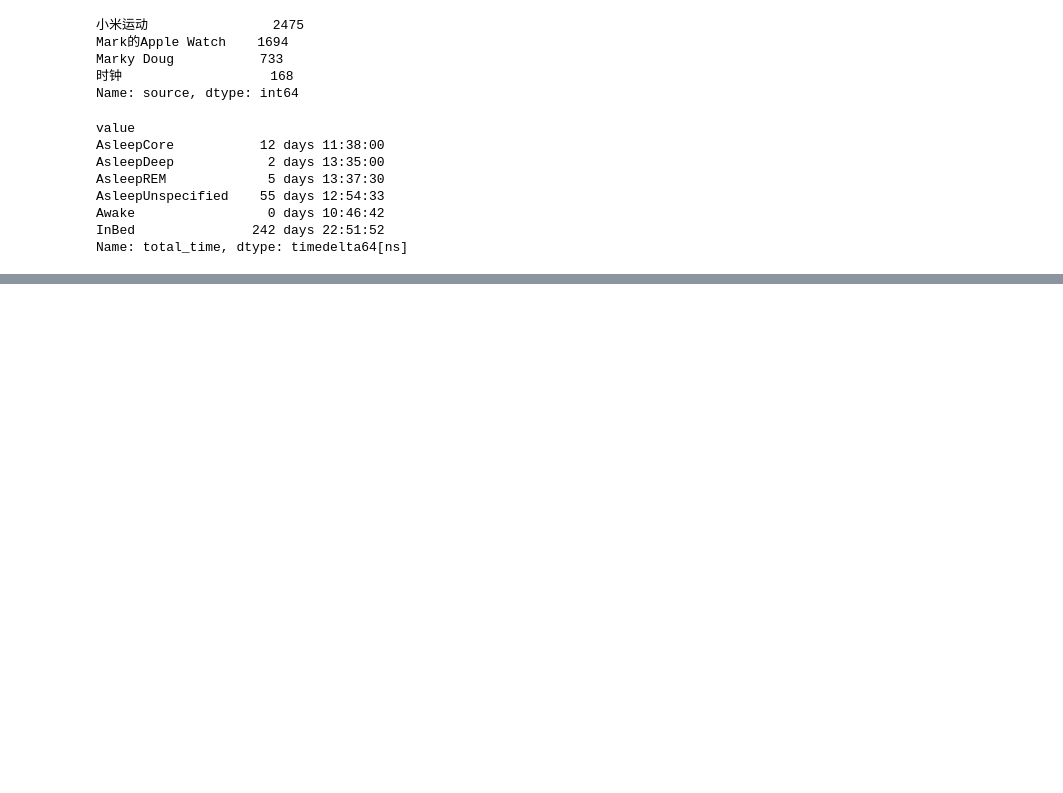
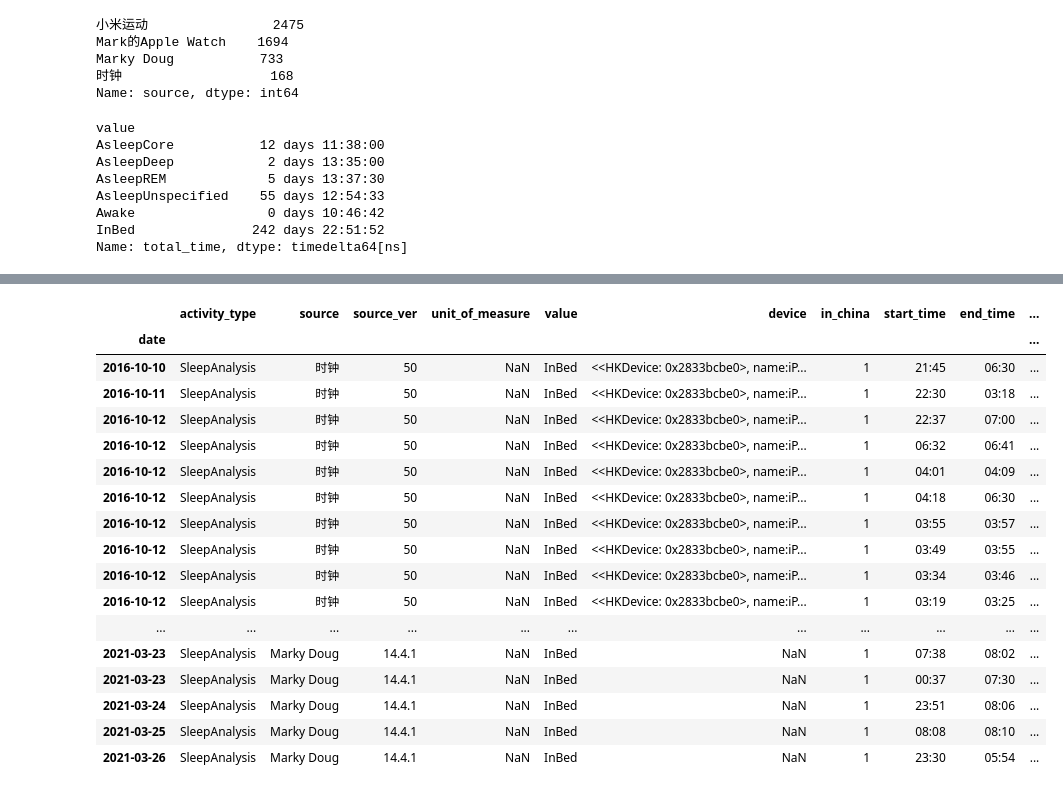
Before and after one commit to markydoug/my_apple_health, a Jupyter notebook: record_explore.ipynb, the cells around one changed output, grey strips where cells are left out. Saved outputs shown, nothing was run; the diff lists cells and outputs as text; code cells hidden in the pictures; blank space fills up the shorter version.

```diff
--- a/record_explore.ipynb
+++ b/record_explore.ipynb
@@ -484,0 +550,21 @@ sleep_info.groupby('value').total_time.sum()
+# %%
+inbed_time
+# %% [output]
+|  | activity_type | source | source_ver | unit_of_measure | value | device | in_china | start_time | end_time | ... |
+| date |  |  |  |  |  |  |  |  |  | ... |
+| 2016-10-10 | SleepAnalysis | 时钟 | 50 | NaN | InBed | <<HKDevice: 0x2833bcbe0>, name:iP... | 1 | 21:45 | 06:30 | ... |
+| 2016-10-11 | SleepAnalysis | 时钟 | 50 | NaN | InBed | <<HKDevice: 0x2833bcbe0>, name:iP... | 1 | 22:30 | 03:18 | ... |
+| 2016-10-12 | SleepAnalysis | 时钟 | 50 | NaN | InBed | <<HKDevice: 0x2833bcbe0>, name:iP... | 1 | 22:37 | 07:00 | ... |
+| 2016-10-12 | SleepAnalysis | 时钟 | 50 | NaN | InBed | <<HKDevice: 0x2833bcbe0>, name:iP... | 1 | 06:32 | 06:41 | ... |
+| 2016-10-12 | SleepAnalysis | 时钟 | 50 | NaN | InBed | <<HKDevice: 0x2833bcbe0>, name:iP... | 1 | 04:01 | 04:09 | ... |
+| 2016-10-12 | SleepAnalysis | 时钟 | 50 | NaN | InBed | <<HKDevice: 0x2833bcbe0>, name:iP... | 1 | 04:18 | 06:30 | ... |
+| 2016-10-12 | SleepAnalysis | 时钟 | 50 | NaN | InBed | <<HKDevice: 0x2833bcbe0>, name:iP... | 1 | 03:55 | 03:57 | ... |
+| 2016-10-12 | SleepAnalysis | 时钟 | 50 | NaN | InBed | <<HKDevice: 0x2833bcbe0>, name:iP... | 1 | 03:49 | 03:55 | ... |
+| 2016-10-12 | SleepAnalysis | 时钟 | 50 | NaN | InBed | <<HKDevice: 0x2833bcbe0>, name:iP... | 1 | 03:34 | 03:46 | ... |
+| 2016-10-12 | SleepAnalysis | 时钟 | 50 | NaN | InBed | <<HKDevice: 0x2833bcbe0>, name:iP... | 1 | 03:19 | 03:25 | ... |
+| ... | ... | ... | ... | ... | ... | ... | ... | ... | ... | ... |
+| 2021-03-23 | SleepAnalysis | Marky Doug | 14.4.1 | NaN | InBed | NaN | 1 | 07:38 | 08:02 | ... |
+| 2021-03-23 | SleepAnalysis | Marky Doug | 14.4.1 | NaN | InBed | NaN | 1 | 00:37 | 07:30 | ... |
+| 2021-03-24 | SleepAnalysis | Marky Doug | 14.4.1 | NaN | InBed | NaN | 1 | 23:51 | 08:06 | ... |
+| 2021-03-25 | SleepAnalysis | Marky Doug | 14.4.1 | NaN | InBed | NaN | 1 | 08:08 | 08:10 | ... |
+| 2021-03-26 | SleepAnalysis | Marky Doug | 14.4.1 | NaN | InBed | NaN | 1 | 23:30 | 05:54 | ... |
```
Also changed, not shown: parts of 25 cells of this notebook.
